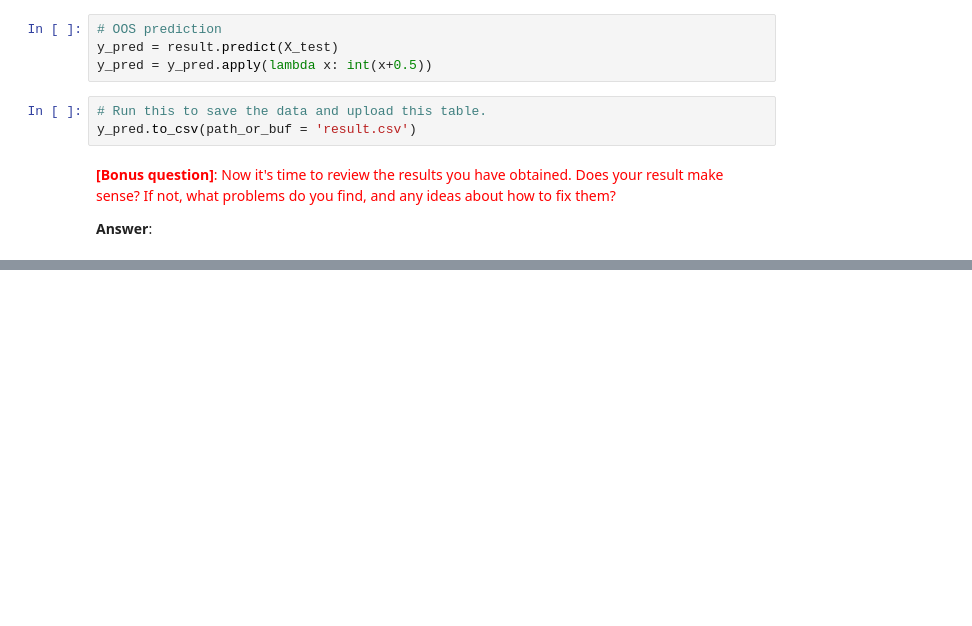
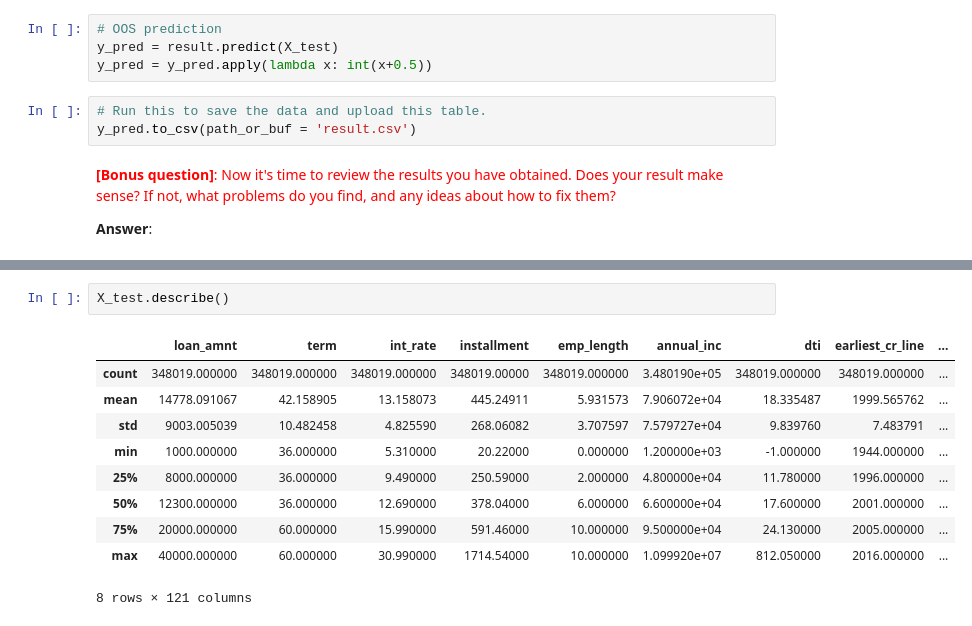
Before and after one commit to mattzhao-R/busn-20800, a Jupyter notebook: Assignment_2.ipynb, the cells around one changed output, grey strips where cells are left out. Saved outputs shown, nothing was run; the diff lists cells and outputs as text; blank space fills up the shorter version.

```diff
--- a/Assignment_2.ipynb
+++ b/Assignment_2.ipynb
@@ -584,0 +641,13 @@ y_pred.to_csv(path_or_buf = 'result.csv')
+# %%
+X_test.describe()
+# %% [output]
+|  | loan_amnt | term | int_rate | installment | emp_length | annual_inc | dti | earliest_cr_line | ... |
+| count | 348019.000000 | 348019.000000 | 348019.000000 | 348019.00000 | 348019.000000 | 3.480190e+05 | 348019.000000 | 348019.000000 | ... |
+| mean | 14778.091067 | 42.158905 | 13.158073 | 445.24911 | 5.931573 | 7.906072e+04 | 18.335487 | 1999.565762 | ... |
+| std | 9003.005039 | 10.482458 | 4.825590 | 268.06082 | 3.707597 | 7.579727e+04 | 9.839760 | 7.483791 | ... |
+| min | 1000.000000 | 36.000000 | 5.310000 | 20.22000 | 0.000000 | 1.200000e+03 | -1.000000 | 1944.000000 | ... |
+| 25% | 8000.000000 | 36.000000 | 9.490000 | 250.59000 | 2.000000 | 4.800000e+04 | 11.780000 | 1996.000000 | ... |
+| 50% | 12300.000000 | 36.000000 | 12.690000 | 378.04000 | 6.000000 | 6.600000e+04 | 17.600000 | 2001.000000 | ... |
+| 75% | 20000.000000 | 60.000000 | 15.990000 | 591.46000 | 10.000000 | 9.500000e+04 | 24.130000 | 2005.000000 | ... |
+| max | 40000.000000 | 60.000000 | 30.990000 | 1714.54000 | 10.000000 | 1.099920e+07 | 812.050000 | 2016.000000 | ... |
+8 rows × 121 columns
```
Also changed, not shown: parts of 15 cells of this notebook.
